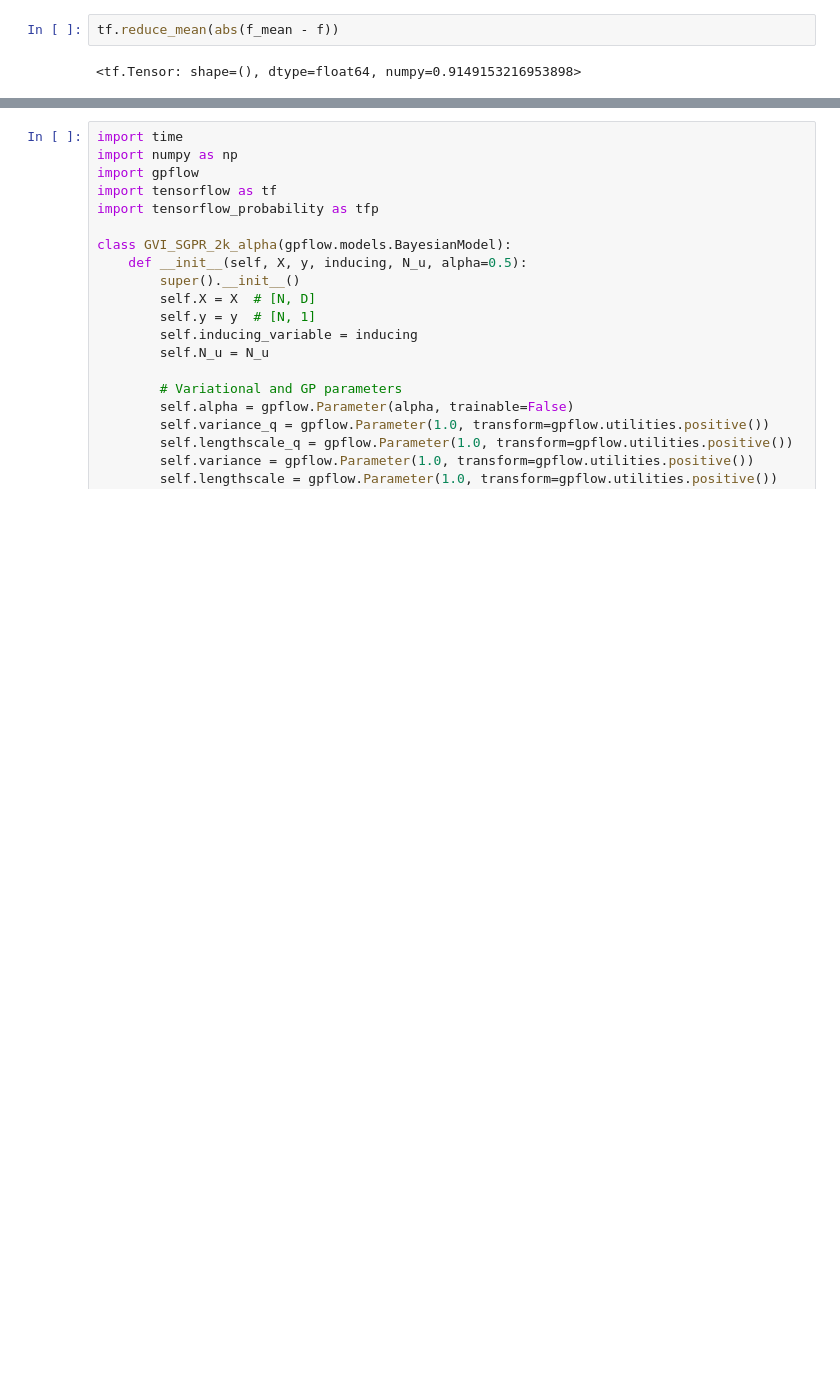
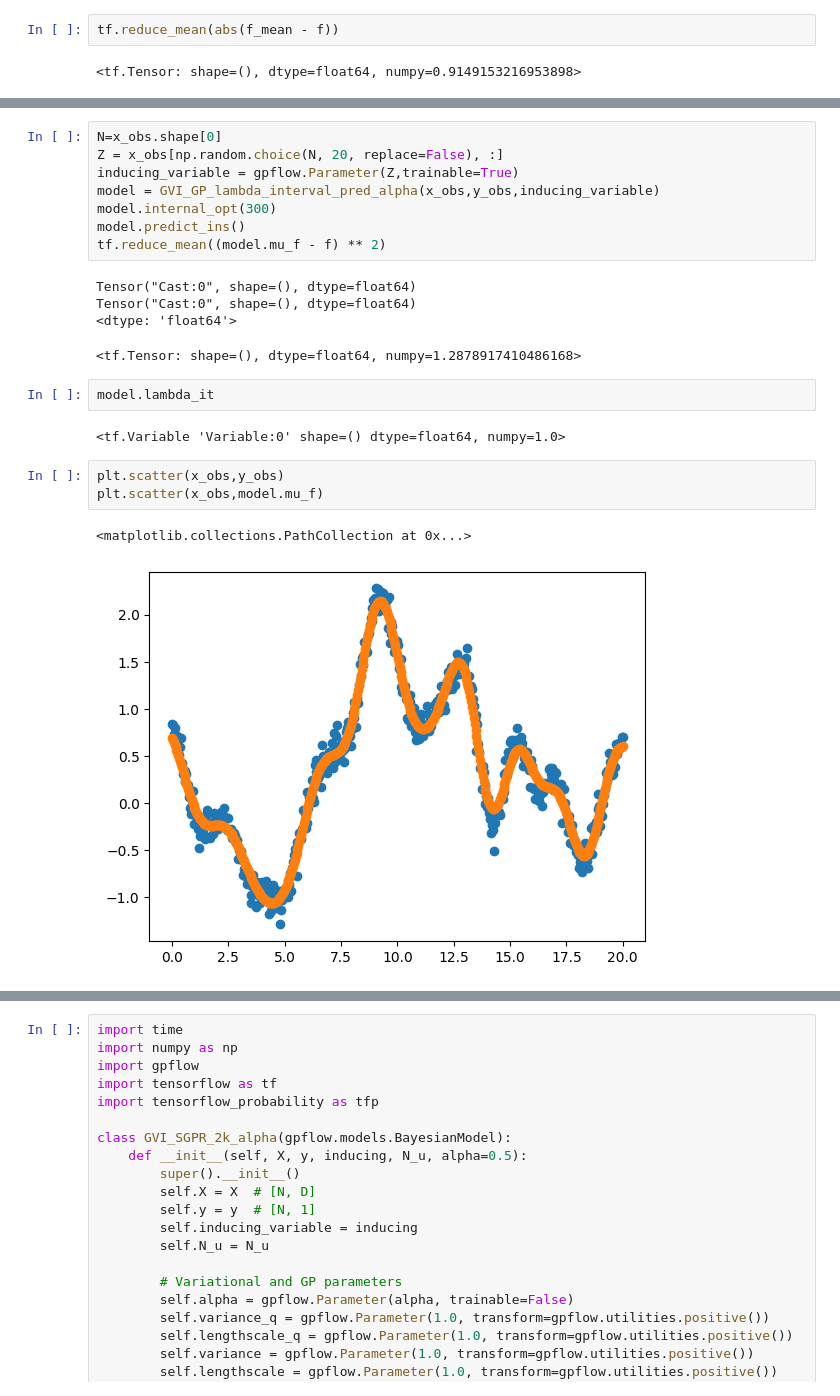
Before and after one commit to PGAcarlesi/LOSS_OPT, a Jupyter notebook: notebooks/GVI_GP_Alpha.ipynb, the cells around one changed output, grey strips where cells are left out. Cells and saved outputs as stored; diff of their text form; blank space fills up the shorter version.

```diff
--- a/notebooks/GVI_GP_Alpha.ipynb
+++ b/notebooks/GVI_GP_Alpha.ipynb
@@ -302,0 +1444,23 @@ tf.reduce_mean(abs(f_mean - f))
+# %%
+N=x_obs.shape[0]
+Z = x_obs[np.random.choice(N, 20, replace=False), :]
+inducing_variable = gpflow.Parameter(Z,trainable=True)
+model = GVI_GP_lambda_interval_pred_alpha(x_obs,y_obs,inducing_variable)
+model.internal_opt(300)
+model.predict_ins()
+tf.reduce_mean((model.mu_f - f) ** 2)
+# %% [output]
+Tensor("Cast:0", shape=(), dtype=float64)
+Tensor("Cast:0", shape=(), dtype=float64)
+<dtype: 'float64'>
+<tf.Tensor: shape=(), dtype=float64, numpy=1.2878917410486168>
+# %%
+model.lambda_it
+# %% [output]
+<tf.Variable 'Variable:0' shape=() dtype=float64, numpy=1.0>
+# %%
+plt.scatter(x_obs,y_obs)
+plt.scatter(x_obs,model.mu_f)
+# %% [output]
+<matplotlib.collections.PathCollection at 0x...>
+[figure, added]
```
Also changed, not shown: parts of 122 cells of this notebook, 2 other files.
